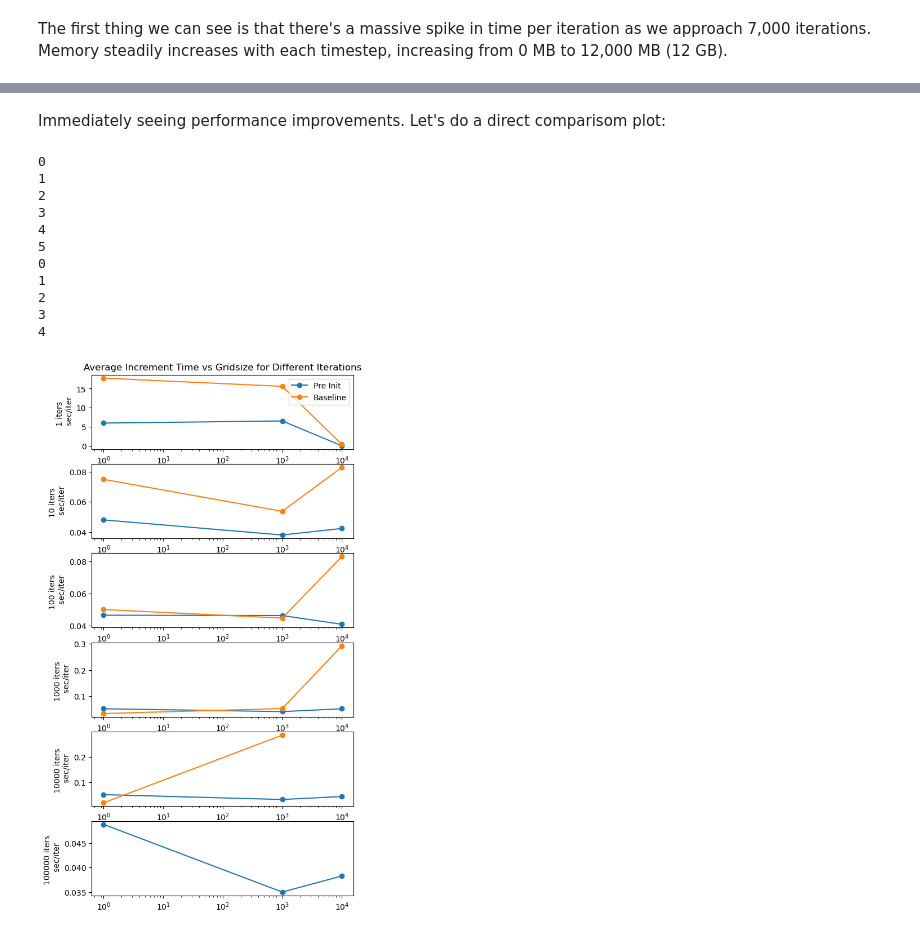
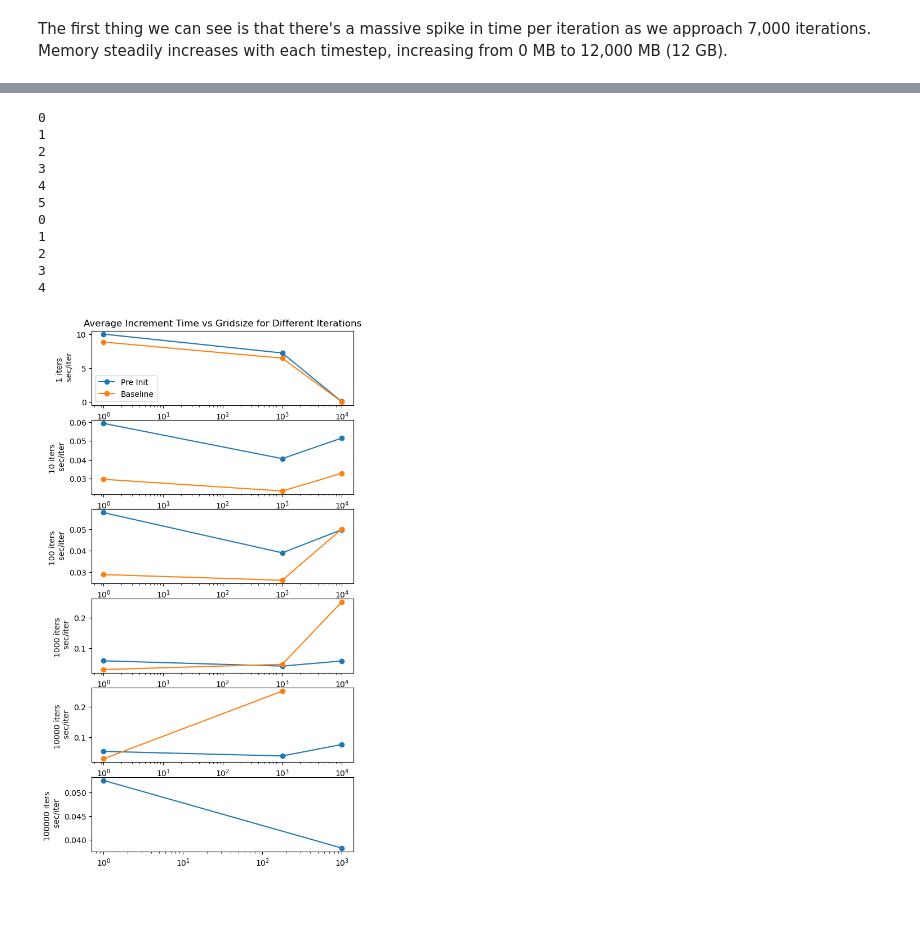
Before and after one commit to EcohydrologyTeam/ClearWater-modules, a Jupyter notebook: examples/dev_sandbox/performance_profiling_tsm.ipynb, the cells around one changed output, grey strips where cells are left out. Cells and saved outputs as stored; diff of their text form; code cells hidden in the pictures; blank space fills up the shorter version.

```diff
--- a/examples/dev_sandbox/performance_profiling_tsm.ipynb
+++ b/examples/dev_sandbox/performance_profiling_tsm.ipynb
@@ -52,7 +52,7 @@ def detailed_plot(df):
 I ran the basic profile overnight, and it basically "timed out" at the 10,000 iteration; 10,000 cell scenario. Let's analyze those results:
 # %%
 bs = pd.read_csv(
-    '../temp/performance_profiling/baseline_gridsizes.log'
+    '../temp/performance_profiling/baseline.log'
 )
 bs
 # %% [output]
@@ -115,6 +115,6 @@ This first pass at speeding up the Clearwater-modules coad through pre-initializ
 # %%
-pi = pd.read_csv(
-    '../temp/performance_profiling/pre_init.log'
+dv = pd.read_csv(
+    '../temp/performance_profiling/track_dynamic.log'
 )
-pi.head()
+dv.head()
 # %% [output]
@@ -131,10 +131,8 @@ basic_plot(pi)
-# %% [markdown]
-Immediately seeing performance improvements. Let's do a direct comparisom plot:
 # %%
 fig, axs = plt.subplots(6,1)
 
 n=0
-for key, grp in pi.groupby('iters'):
+for key, grp in dv.groupby('iters'):
     print(n)
     axs[n].plot(grp['gridsize'], grp['avg_increment_time'], marker='o', linestyle='-', label=f'Pre Init')
     n+=1
@@ -142,32 +140,32 @@ n=0
 for key, grp in bs.groupby('iters'):
     print(n)
     axs[n].plot(grp['gridsize'], grp['avg_increment_time'], marker='o', linestyle='-', label=f'Baseline')
     n+=1
 
-vals = pi.iters.unique()
+vals = dv.iters.unique()
 i = 0
 for ax in axs:
     ax.set_xscale('log')
     if i == 0:
         ax.set_title('Average Increment Time vs Gridsize for Different Iterations')
         ax.legend()
     if i == 6:
         ax.set_xlabel('Gridsize')
     ax.set_ylabel(f"{vals[i]} iters \n sec/iter")
     i+=1
 fig.set_size_inches(6, 12)
 
 plt.show()
 # %% [output]
 0
 1
 2
 3
 4
 5
 0
 1
 2
 3
 4
-[figure, old version]
+[figure, new version]
```
Also changed, not shown: parts of 15 cells of this notebook, 2 other files.
